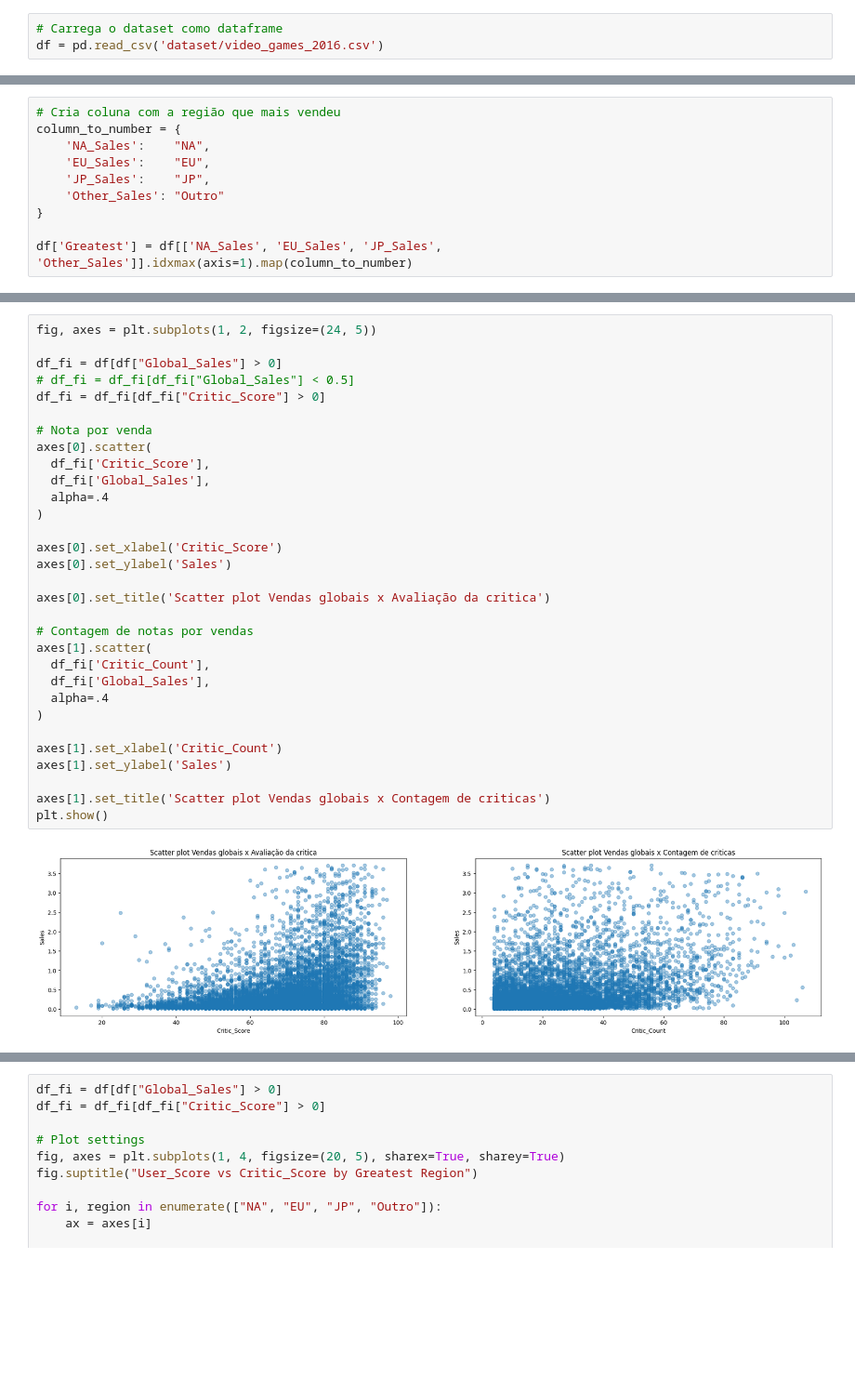
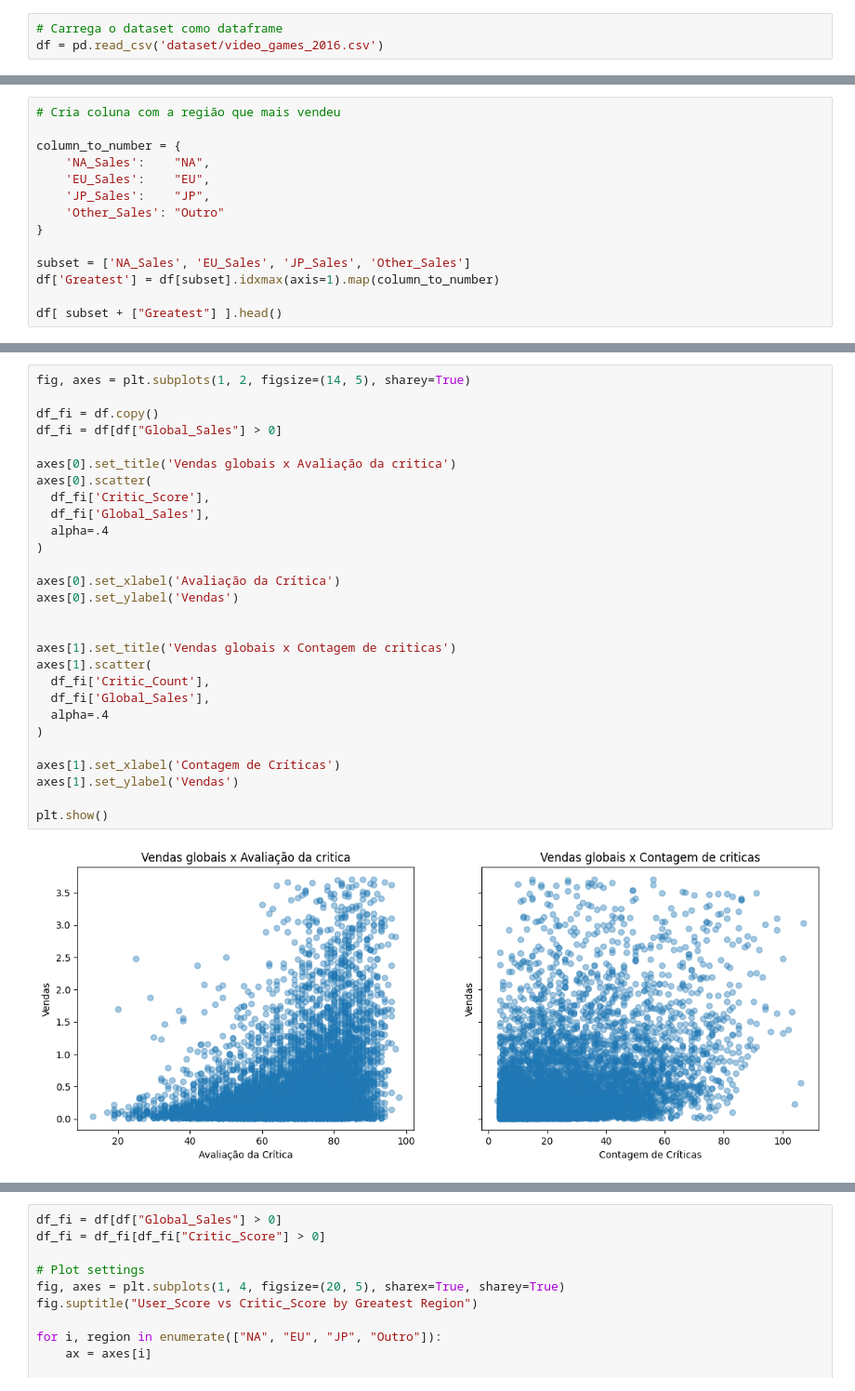
Before and after one commit to wolke412/topicos-4, a Jupyter notebook: observations.ipynb, the cells around one changed output, grey strips where cells are left out. Shown: that part at 93% size. Cells and saved outputs as stored; diff of their text form; blank space fills up the shorter version.

```diff
--- a/observations.ipynb
+++ b/observations.ipynb
@@ -19,5 +44,6 @@ df = df[(df['Global_Sales'] >= Q1 ) & (df['Global_Sales'] <= Q3 )]
 # %%
 # Cria coluna com a região que mais vendeu
+
 column_to_number = {
     'NA_Sales':    "NA",
     'EU_Sales':    "EU",
@@ -25,4 +51,7 @@ column_to_number = {
     'Other_Sales': "Outro"
 }
 
-df['Greatest'] = df[['NA_Sales', 'EU_Sales', 'JP_Sales', 'Other_Sales']].idxmax(axis=1).map(column_to_number)
+subset = ['NA_Sales', 'EU_Sales', 'JP_Sales', 'Other_Sales']
+df['Greatest'] = df[subset].idxmax(axis=1).map(column_to_number)
+
+df[ subset + ["Greatest"] ].head()
@@ -29,33 +65,30 @@ df['Greatest'] = df[['NA_Sales', 'EU_Sales', 'JP_Sales', 'Other_Sales']].idxmax(
 # %%
-fig, axes = plt.subplots(1, 2, figsize=(24, 5))
+fig, axes = plt.subplots(1, 2, figsize=(14, 5), sharey=True)
 
+df_fi = df.copy()
 df_fi = df[df["Global_Sales"] > 0]
-# df_fi = df_fi[df_fi["Global_Sales"] < 0.5]
-df_fi = df_fi[df_fi["Critic_Score"] > 0]
 
-# Nota por venda
+axes[0].set_title('Vendas globais x Avaliação da critica')
 axes[0].scatter(
   df_fi['Critic_Score'],
   df_fi['Global_Sales'],
   alpha=.4
 )
 
-axes[0].set_xlabel('Critic_Score')
-axes[0].set_ylabel('Sales')
+axes[0].set_xlabel('Avaliação da Crítica')
+axes[0].set_ylabel('Vendas')
 
-axes[0].set_title('Scatter plot Vendas globais x Avaliação da critica')
 
-# Contagem de notas por vendas
+axes[1].set_title('Vendas globais x Contagem de criticas')
 axes[1].scatter(
   df_fi['Critic_Count'],
   df_fi['Global_Sales'],
   alpha=.4
 )
 
-axes[1].set_xlabel('Critic_Count')
-axes[1].set_ylabel('Sales')
+axes[1].set_xlabel('Contagem de Críticas')
+axes[1].set_ylabel('Vendas')
 
-axes[1].set_title('Scatter plot Vendas globais x Contagem de criticas')
 plt.show()
 # %% [output]
-[figure, old version]
+[figure, new version]
```
Also changed, not shown: parts of 10 cells of this notebook.
